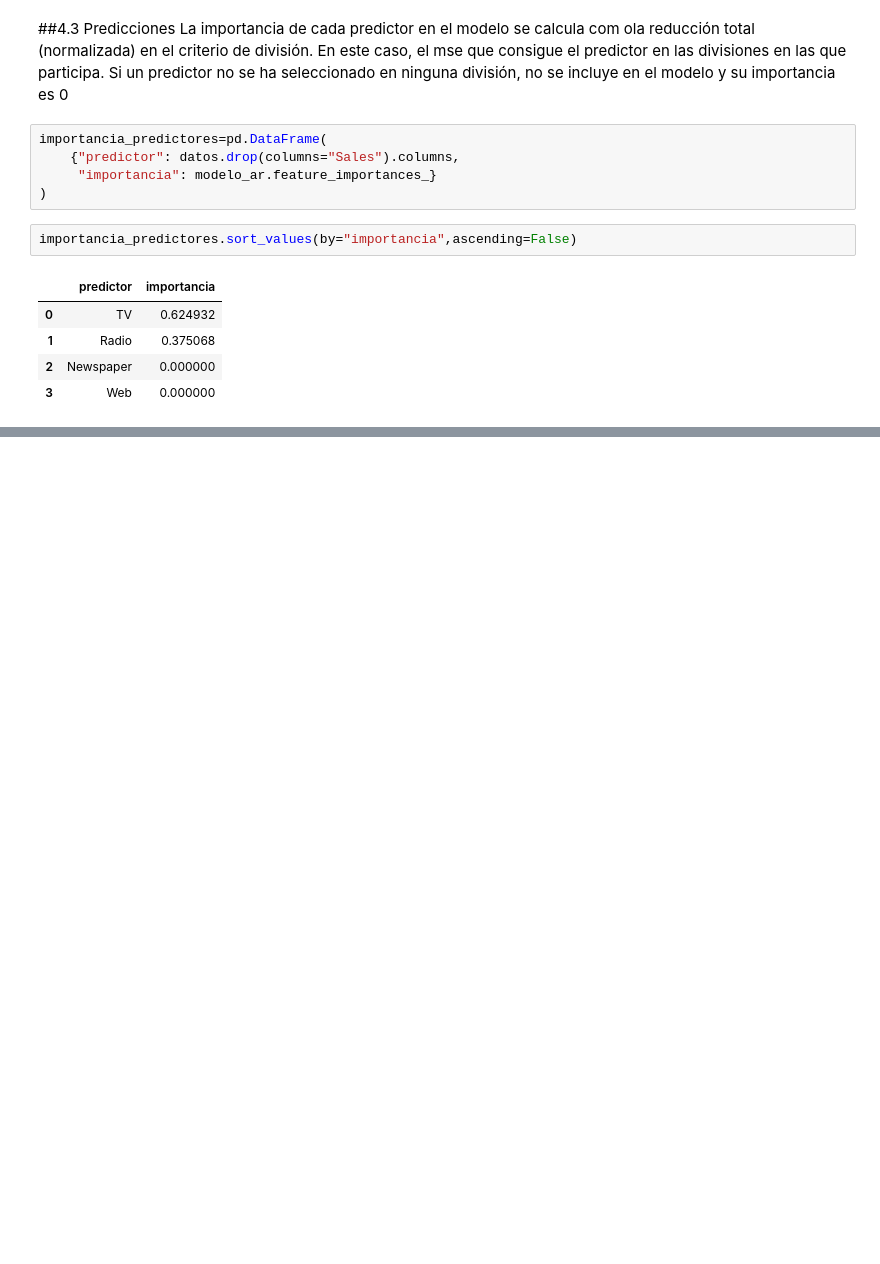
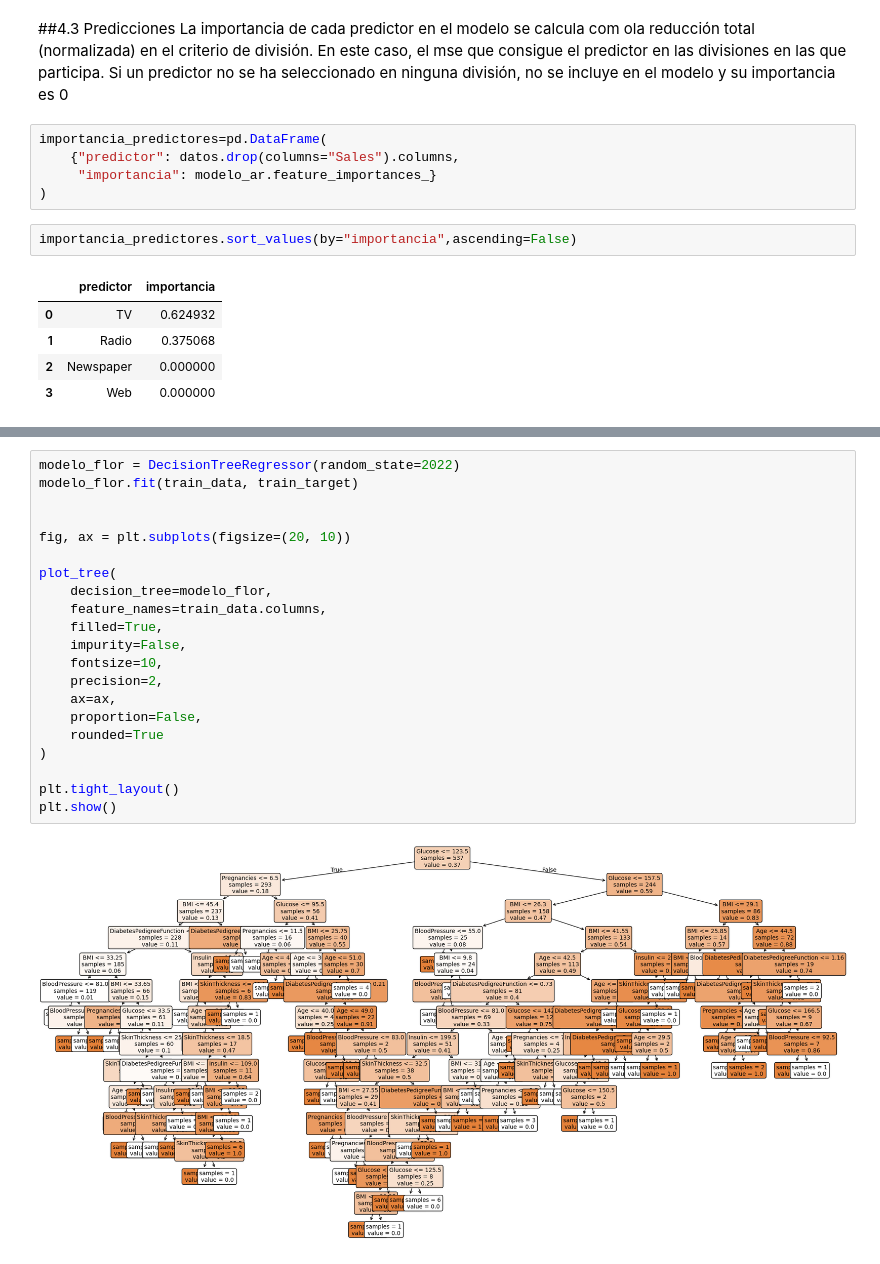
Before and after one commit to JulianMejia6/IA_2025, a Jupyter notebook: arbol_de_decisiones.ipynb, the cells around one changed output, grey strips where cells are left out. Cells and saved outputs as stored; diff of their text form; blank space fills up the shorter version.

```diff
--- a/arbol_de_decisiones.ipynb
+++ b/arbol_de_decisiones.ipynb
@@ -199,0 +392,23 @@ importancia_predictores.sort_values(by="importancia",ascending=False)
+# %%
+modelo_flor = DecisionTreeRegressor(random_state=2022)
+modelo_flor.fit(train_data, train_target)
+
+
+fig, ax = plt.subplots(figsize=(20, 10))
+
+plot_tree(
+    decision_tree=modelo_flor,
+    feature_names=train_data.columns,
+    filled=True,
+    impurity=False,
+    fontsize=10,
+    precision=2,
+    ax=ax,
+    proportion=False,
+    rounded=True
+)
+
+plt.tight_layout()
+plt.show()
+# %% [output]
+[figure, added]
```
Also changed, not shown: parts of 19 cells of this notebook.
